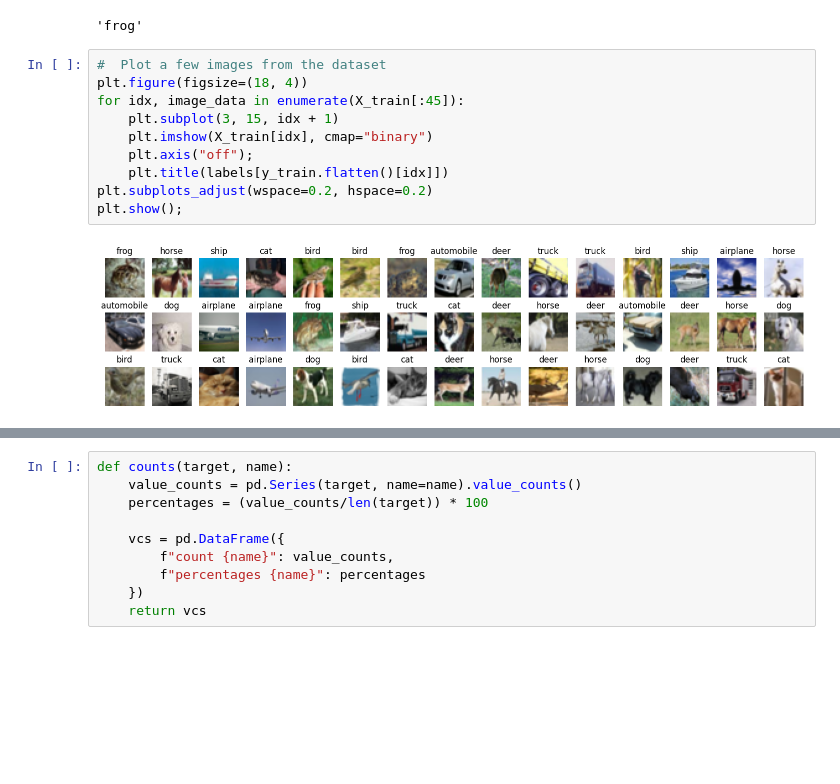
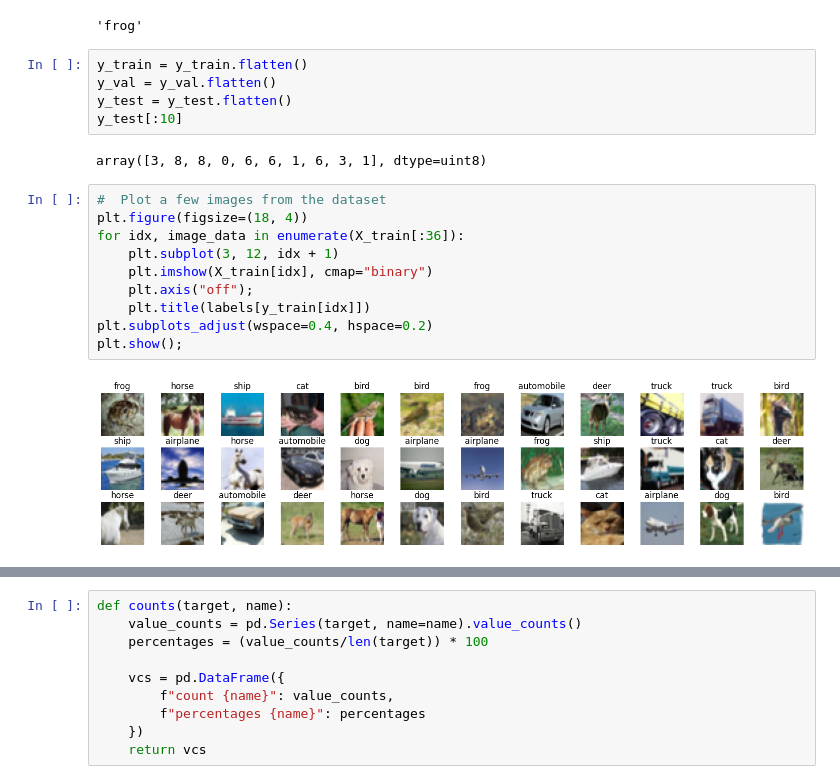
Before and after one commit to utility001/cifar-10, a Jupyter notebook: cifar10.ipynb, the cells around one changed output, grey strips where cells are left out. Drawn from its saved outputs; the diff is of its cells as text; blank space fills up the shorter version.

```diff
--- a/cifar10.ipynb
+++ b/cifar10.ipynb
@@ -93,15 +76,22 @@ labels = ['airplane', 'automobile', 'bird', 'cat', 'deer', 'dog', 'frog', 'horse
 labels[y_train.flatten()[0]]
 # %% [output]
 'frog'
+# %%
+y_train = y_train.flatten()
+y_val = y_val.flatten()
+y_test = y_test.flatten()
+y_test[:10]
+# %% [output]
+array([3, 8, 8, 0, 6, 6, 1, 6, 3, 1], dtype=uint8)
 # %%
 #  Plot a few images from the dataset
 plt.figure(figsize=(18, 4))
-for idx, image_data in enumerate(X_train[:45]):
-    plt.subplot(3, 15, idx + 1)
+for idx, image_data in enumerate(X_train[:36]):
+    plt.subplot(3, 12, idx + 1)
     plt.imshow(X_train[idx], cmap="binary")
     plt.axis("off");
-    plt.title(labels[y_train.flatten()[idx]])
-plt.subplots_adjust(wspace=0.2, hspace=0.2)
+    plt.title(labels[y_train[idx]])
+plt.subplots_adjust(wspace=0.4, hspace=0.2)
 plt.show();
 # %% [output]
-[figure, old version]
+[figure, new version]
```
Also changed, not shown: parts of 5 cells of this notebook.
